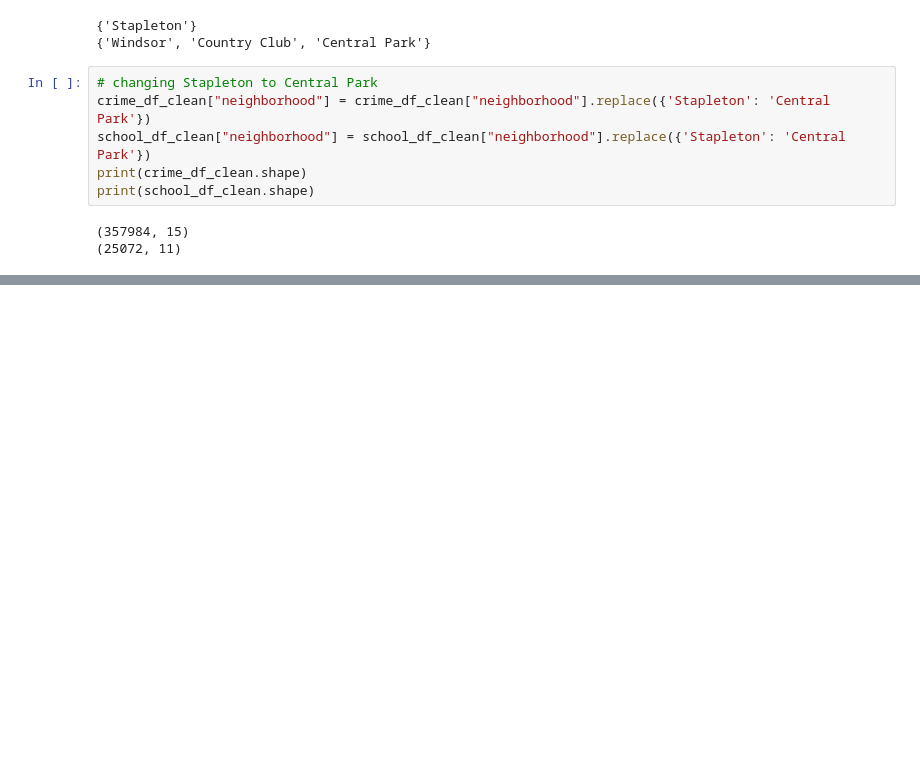
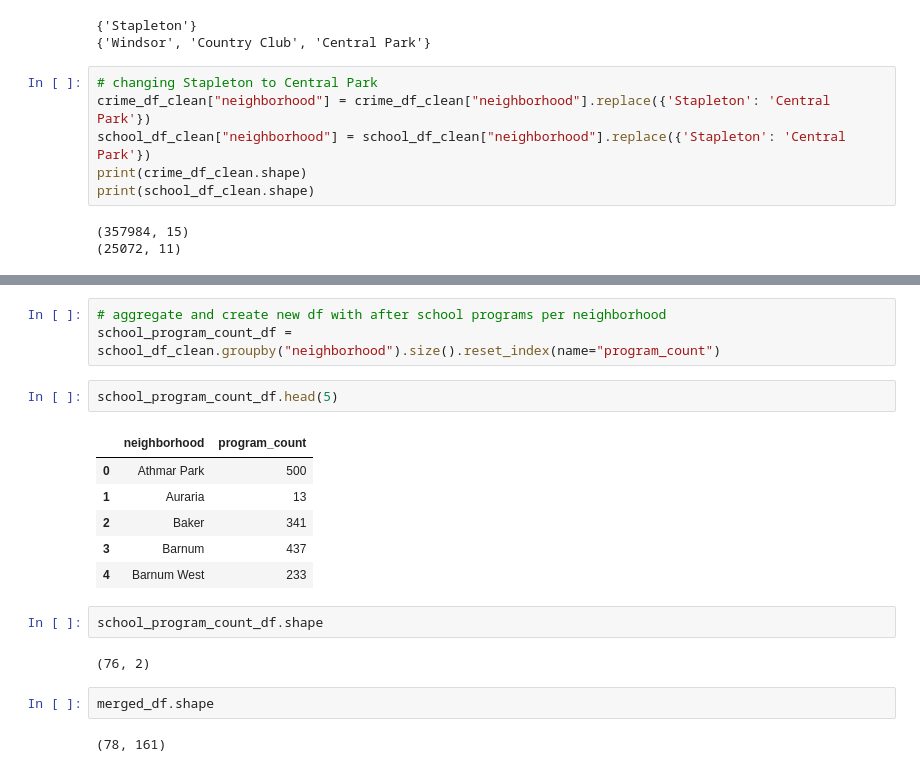
Before and after one commit to uelski/4447_Final_Project, a Jupyter notebook: notebooks/sam_feature_engineering.ipynb, the cells around one changed output, grey strips where cells are left out. Saved outputs shown, nothing was run; the diff lists cells and outputs as text; blank space fills up the shorter version.

```diff
--- a/notebooks/sam_feature_engineering.ipynb
+++ b/notebooks/sam_feature_engineering.ipynb
@@ -303,0 +372,20 @@ print(school_df_clean.shape)
+# %%
+# aggregate and create new df with after school programs per neighborhood
+school_program_count_df = school_df_clean.groupby("neighborhood").size().reset_index(name="program_count")
+# %%
+school_program_count_df.head(5)
+# %% [output]
+|  | neighborhood | program_count |
+| 0 | Athmar Park | 500 |
+| 1 | Auraria | 13 |
+| 2 | Baker | 341 |
+| 3 | Barnum | 437 |
+| 4 | Barnum West | 233 |
+# %%
+school_program_count_df.shape
+# %% [output]
+(76, 2)
+# %%
+merged_df.shape
+# %% [output]
+(78, 161)
```
Also changed, not shown: parts of 15 cells of this notebook, 5 other files.
